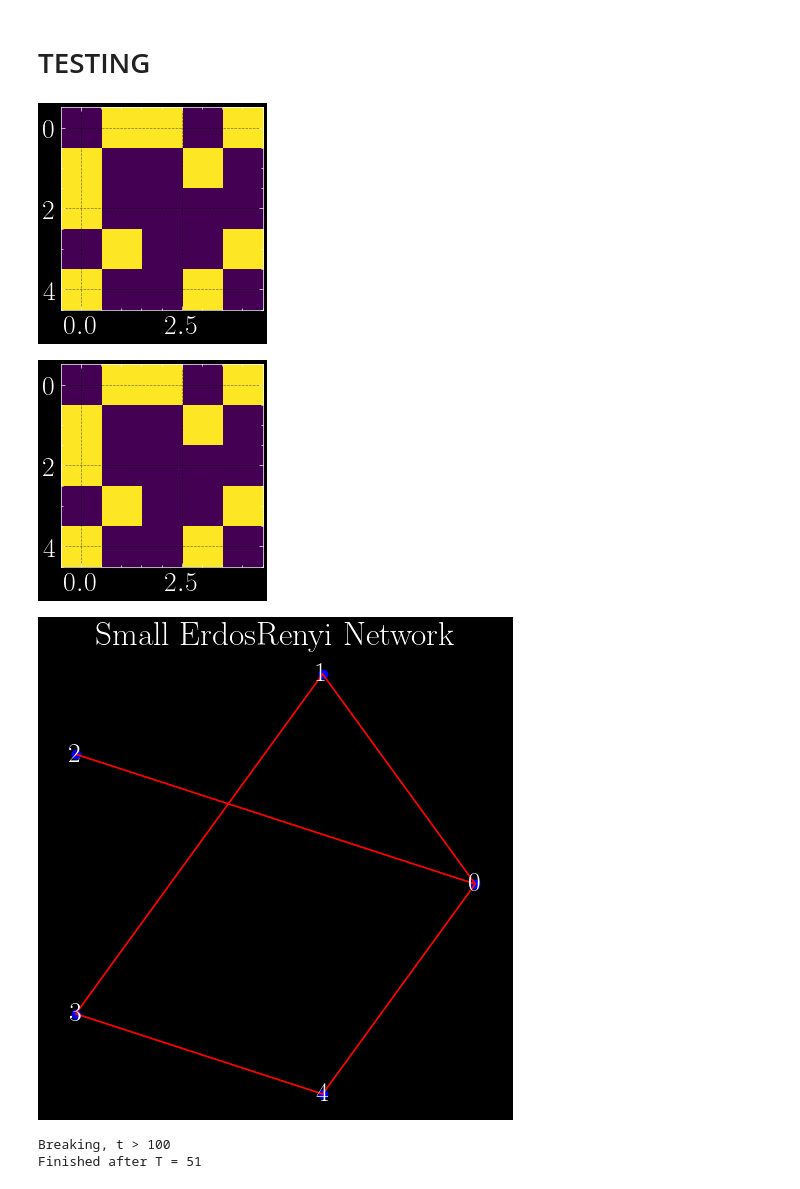
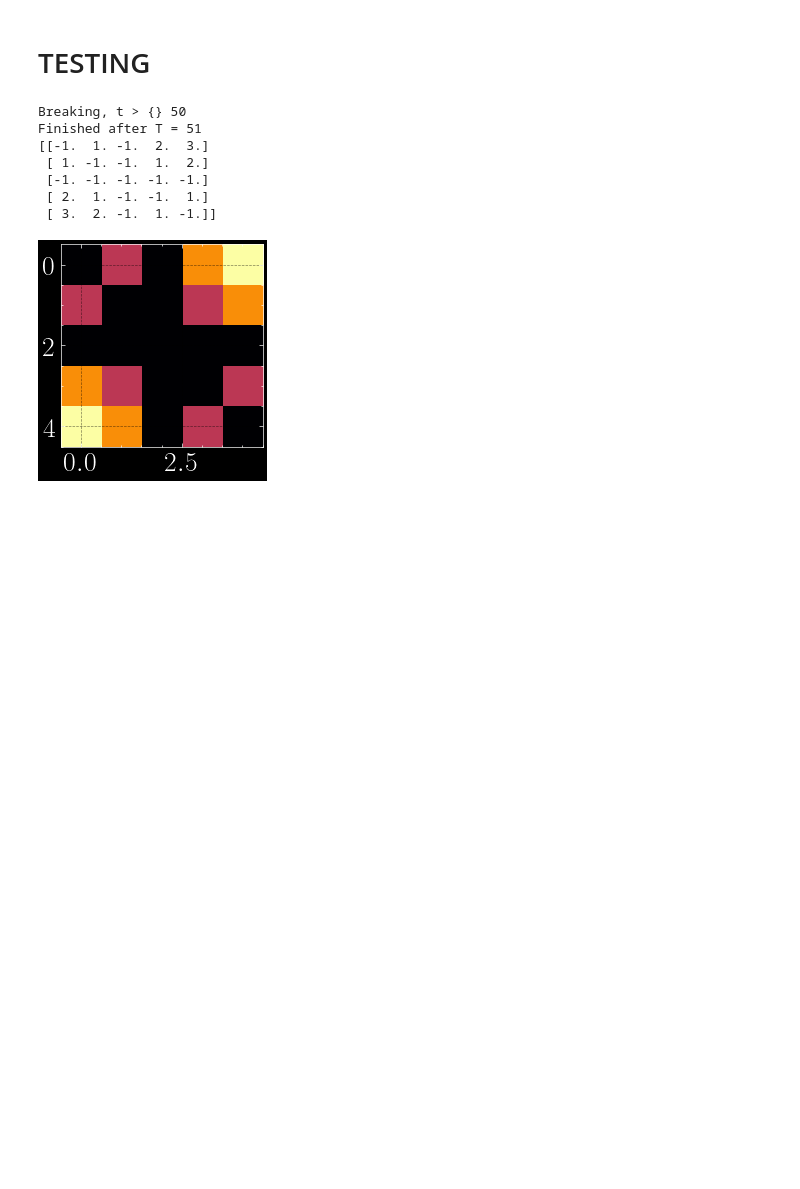
Before and after one commit to FelixWaldschock/Chalmers_FFR120_Simulation_Of_Complex_System, a Jupyter notebook: HW_03/Exercise_12-4.ipynb, the cells around one changed output. Saved outputs shown, nothing was run; the diff lists cells and outputs as text; code cells hidden in the pictures; blank space fills up the shorter version.

```diff
--- a/HW_03/Exercise_12-4.ipynb
+++ b/HW_03/Exercise_12-4.ipynb
@@ -73,7 +73,6 @@ def computeAveragePathLength(A):
 
     # set increment t
     t = 1
-
     t_max = 50
 
     # create a History tensor H with 3 dimensions
@@ -82,7 +81,8 @@ def computeAveragePathLength(A):
     while (np.any(B == -1)):
     #for b in range(5):
         for i in range(n):
-            for j in range(n):
+            for j in range(i,n):
+
                 if A[i,j] != 0:
                     if L[i,j] == L[j,i] == -1:
                         if i != j:
@@ -91,7 +91,8 @@ def computeAveragePathLength(A):
                             L[j,i] = t
                             #print("Changed L[{},{}] to {}".format(i,j,t))
         # increase power of A
-        A = np.matmul(A,A)
+        #A = np.matmul(A,A)
+        A = np.dot(A,A_copy)
         # Update counter t
         # print("Updated t to {}".format(t))
         t += 1
@@ -106,7 +107,7 @@ def computeAveragePathLength(A):
 
         # if t > 10, break
         if t > t_max:
-            print("Breaking, t > 100")
+            print("Breaking, t > {}",t_max)
             break
     print("Finished after T = {}".format(t))
 
@@ -290,43 +286,28 @@ plt.show()
 # TESTING
 # %%
 # Artificial test network
-A = np.array([[0,1,1,0,1],
+A = np.array([[0,1,0,0,0],
               [1,0,0,1,0],
-              [1,0,0,0,0],
+              [0,0,0,0,0],
               [0,1,0,0,1],
-              [1,0,0,1,0]])
-plt.imshow(A)
-plt.show()
-plt.imshow(A*A)
-plt.show()
+              [0,0,0,1,0]])
 
 
 
 
-# plot the network
-fig, ax = plt.subplots(1,1, figsize=(6,6))
-plot_ErdosRenyi(A, ax, "Small ErdosRenyi Network")
-plt.show()
 # compute the average path length of the network
 L, H, A_after, A_copy_after = computeAveragePathLength(A)
-
-
-plt.imshow(A)
-plt.show()
 print(L)
-print(A)
+#print(A)
 
 plt.imshow(L, 'inferno')
 plt.show()
-
-for i in range(5):
-    A = np.matmul(A,A)
-    plt.imshow(A, 'binary')
-    plt.show()
-    # print(A)
 # %% [output]
+Breaking, t > {} 50
+Finished after T = 51
+[[-1.  1. -1.  2.  3.]
+ [ 1. -1. -1.  1.  2.]
+ [-1. -1. -1. -1. -1.]
+ [ 2.  1. -1. -1.  1.]
+ [ 3.  2. -1.  1. -1.]]
-[figure, old version]
+[figure, new version]
-[figure, removed]
-[figure, removed]
-Breaking, t > 100
-Finished after T = 51
```
Also changed, not shown: parts of 5 cells of this notebook, 5 other files.
